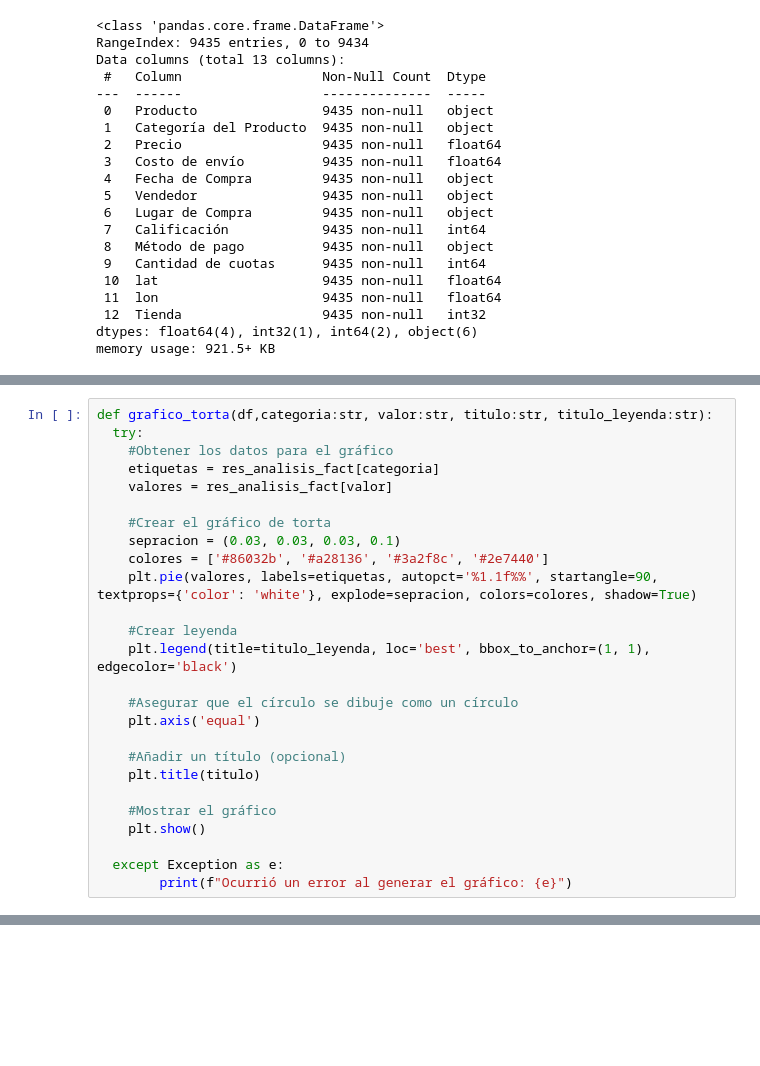
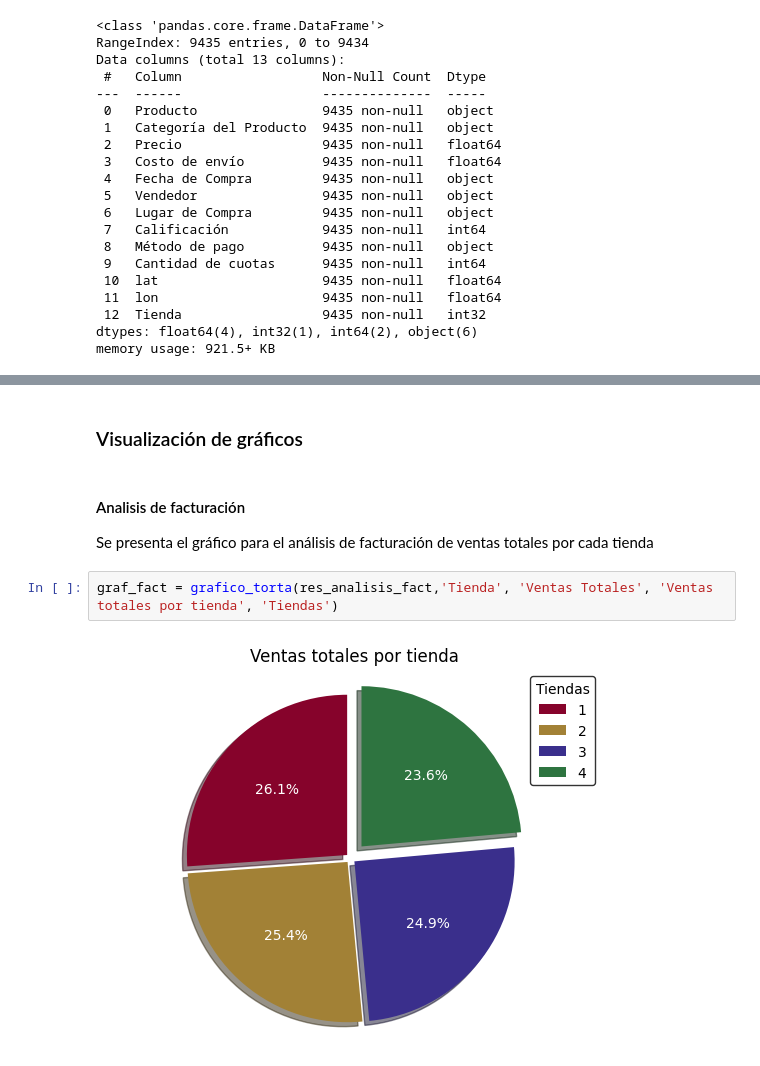
Before and after one commit to Daimond92/analisis-tienda-data-science, a Jupyter notebook: ChallengeAlura.ipynb, the cells around one changed output, grey strips where cells are left out. Saved outputs shown, nothing was run; the diff lists cells and outputs as text; blank space fills up the shorter version.

```diff
--- a/ChallengeAlura.ipynb
+++ b/ChallengeAlura.ipynb
@@ -106,26 +87,0 @@ res_analisis_fact = analisis_facturacion(df_pandas)
-# %%
-def grafico_torta(df,categoria:str, valor:str, titulo:str, titulo_leyenda:str):
-  try:
-    #Obtener los datos para el gráfico
-    etiquetas = res_analisis_fact[categoria]
-    valores = res_analisis_fact[valor]
-
-    #Crear el gráfico de torta
-    sepracion = (0.03, 0.03, 0.03, 0.1)
-    colores = ['#86032b', '#a28136', '#3a2f8c', '#2e7440']
-    plt.pie(valores, labels=etiquetas, autopct='%1.1f%%', startangle=90, textprops={'color': 'white'}, explode=sepracion, colors=colores, shadow=True)
-
-    #Crear leyenda
-    plt.legend(title=titulo_leyenda, loc='best', bbox_to_anchor=(1, 1), edgecolor='black')
-
-    #Asegurar que el círculo se dibuje como un círculo
-    plt.axis('equal')
-
-    #Añadir un título (opcional)
-    plt.title(titulo)
-
-    #Mostrar el gráfico
-    plt.show()
-
-  except Exception as e:
-        print(f"Ocurrió un error al generar el gráfico: {e}")
@@ -411,0 +360,10 @@ def grafico_torta(df,categoria:str, valor:str, titulo:str, titulo_leyenda:str):
+# %% [markdown]
+### Visualización de gráficos
+# %% [markdown]
+#### Analisis de facturación
+
+Se presenta el gráfico para el análisis de facturación de ventas totales por cada tienda
+# %%
+graf_fact = grafico_torta(res_analisis_fact,'Tienda', 'Ventas Totales', 'Ventas totales por tienda', 'Tiendas')
+# %% [output]
+[figure, added]
```
Also changed, not shown: parts of 82 cells of this notebook.
